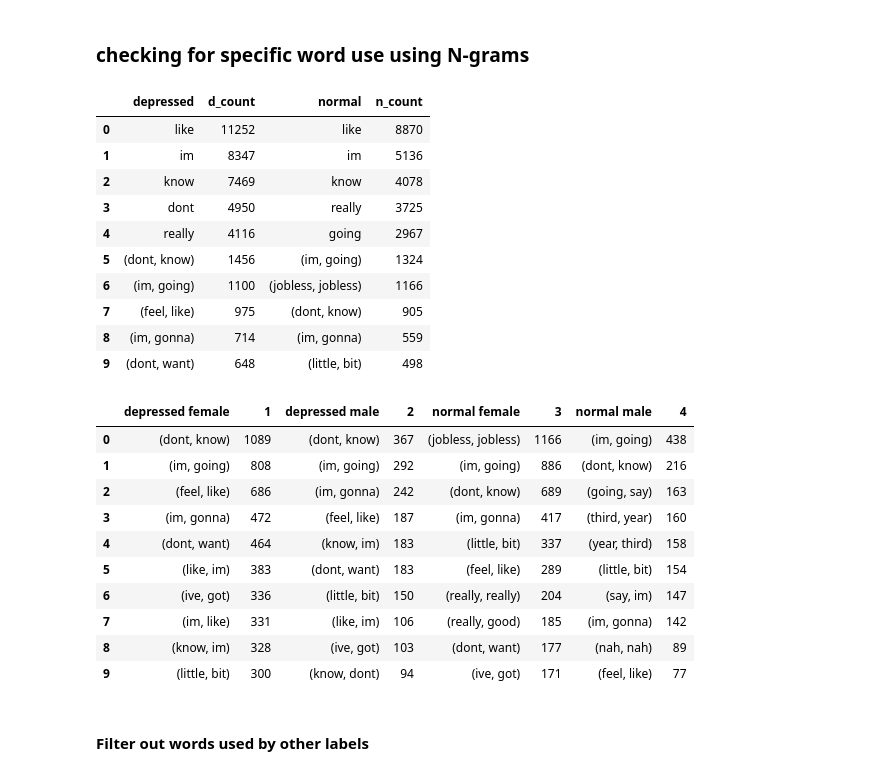
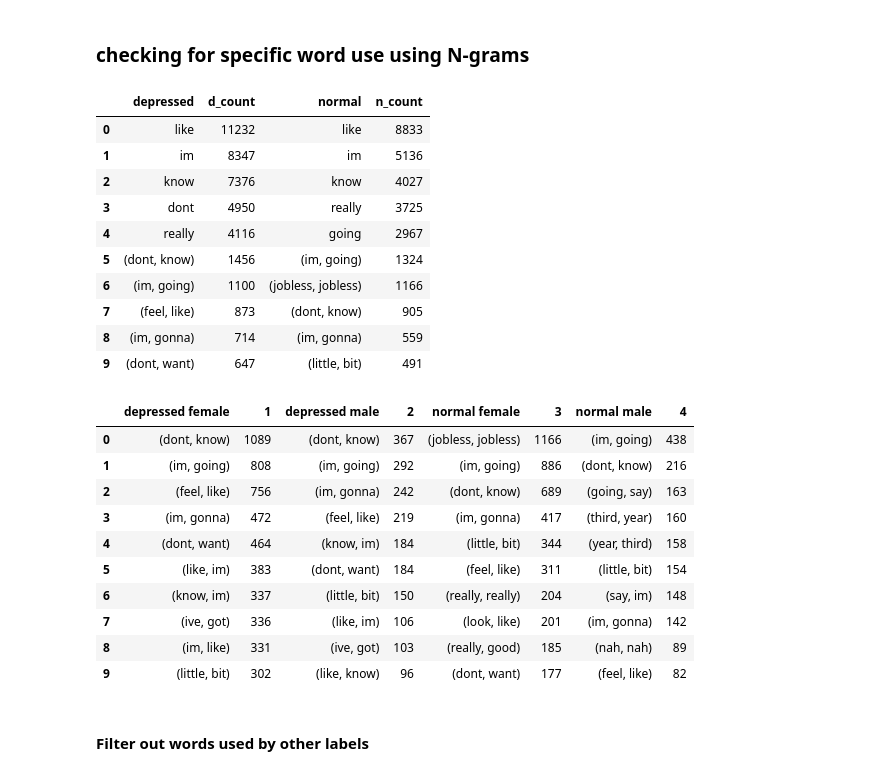
Before and after one commit to StanMey/Master_thesis_DVlog, a Jupyter notebook: notebooks/transcripts_exploration.ipynb, the cells around one changed output. Cells and saved outputs as stored; diff of their text form; code cells hidden in the pictures.

```diff
--- a/notebooks/transcripts_exploration.ipynb
+++ b/notebooks/transcripts_exploration.ipynb
@@ -140,12 +122,11 @@ df_annotations.groupby(["label", "gender"]).agg(avg_duration=("duration", "mean"
 ## Going deeper into the textual modality
 # %%
 # we first have to do some basic tokenization
-def preprocess_string(text: str, stop_words: set = set(stopwords.words("english")), unicode_pattern: str = "NFKD", without_stop: bool = False, with_lemma: bool = False) -> str:
+def preprocess_string(text: str, stop_words: set = set(stopwords.words("english")), unicode_pattern: str = "NFKD", with_lemma: bool = False) -> str:
     text = text.replace("\n", " ").strip()  # Remove newlines and trailing whitespace
     text = text.translate(str.maketrans("", "", string.punctuation))  # Remove puctuation with lookup table
     text = text.lower()  # Lowercase
-    if without_stop:
-        text = " ".join([word for word in text.split() if word not in stop_words])  # Remove stopwords
+    text = " ".join([word for word in text.split() if word not in stop_words])  # Remove stopwords
     text = text.translate(str.maketrans("", "", string.digits))  # Remove all numbers with lookup table
 
     # Remove excess whitespace in between words
@@ -161,8 +142,7 @@ def preprocess_string(text: str, stop_words: set = set(stopwords.words("english"
     return text
 
 # preprocess each string and get it with and without stop words included for further analysis
-df_annotations["preprocessed_with_stop"] = df_annotations["transcripts"].apply(preprocess_string)
-df_annotations["preprocessed_without_stop"] = df_annotations["transcripts"].apply(lambda x: preprocess_string(x, without_stop=True))
-df_annotations["preprocessed_without_stop_with_lemma"] = df_annotations["transcripts"].apply(lambda x: preprocess_string(x, without_stop=True, with_lemma=True))
+df_annotations["preprocessed"] = df_annotations["transcripts"].apply(preprocess_string)
+df_annotations["preprocessed_with_lemma"] = df_annotations["transcripts"].apply(lambda x: preprocess_string(x, with_lemma=True))
 df_annotations.head(3)
 # %% [output]
@@ -173,17 +152,0 @@ df_annotations.head(3)
-# %%
-# Get the amount of tokens used for per gender
-df_annotations["num_tokens"] = df_annotations["preprocessed_with_stop"].apply(lambda x: len(x.split()))
-
-# plot the difference in length of the transcripts
-fig, (ax1, ax2) = plt.subplots(1, 2, sharey=True)
-sns.boxplot(x='label', y='num_tokens', data=df_annotations, ax=ax1)
-sns.boxplot(x='gender', y='num_tokens', data=df_annotations, ax=ax2)
-
-ax1.set_ylabel("Tokens used")
-ax1.set_title('Difference between labels')
-
-ax2.set_ylabel("Tokens used")
-ax2.set_title('Difference between genders')
-
-fig.suptitle("Distributions of the transcript length between both the labels and the genders", fontsize=13)
-plt.show()
@@ -224,7 +175,7 @@ def get_top_n_words(df: pd.DataFrame, column: str, n: int, col_filter: Tuple[str
     return counter.most_common(n)
 # %%
 # get the difference in top n words without stop words between both labels
-column = "preprocessed_without_stop_with_lemma"
+column = "preprocessed_with_lemma"
 depr1 = get_top_n_words(df_annotations, column, 5, ("label", "depression"), 1)
 depr2 = get_top_n_words(df_annotations, column, 5, ("label", "depression"), 2)
 
@@ -242,47 +193,47 @@ df = pd.DataFrame(df_list, columns=["depressed", "d_count", "normal", "n_count"]
 df.head(10)
 # %% [output]
 |  | depressed | d_count | normal | n_count |
-| 0 | like | 11252 | like | 8870 |
+| 0 | like | 11232 | like | 8833 |
 | 1 | im | 8347 | im | 5136 |
-| 2 | know | 7469 | know | 4078 |
+| 2 | know | 7376 | know | 4027 |
 | 3 | dont | 4950 | really | 3725 |
 | 4 | really | 4116 | going | 2967 |
 | 5 | (dont, know) | 1456 | (im, going) | 1324 |
 | 6 | (im, going) | 1100 | (jobless, jobless) | 1166 |
-| 7 | (feel, like) | 975 | (dont, know) | 905 |
+| 7 | (feel, like) | 873 | (dont, know) | 905 |
 | 8 | (im, gonna) | 714 | (im, gonna) | 559 |
-| 9 | (dont, want) | 648 | (little, bit) | 498 |
+| 9 | (dont, want) | 647 | (little, bit) | 491 |
 # %%
 # get the difference in top n words without stop words between both labels combined with gender
 n_gram_size = 2
-column = "preprocessed_without_stop"
+column = "preprocessed_with_lemma"
 # column = "preprocessed_without_stop_with_lemma"
 
 depr_f = get_top_n_words(df_annotations, column, 10, ("label", "depression", "gender", "f"), n_gram_size)
 depr_m = get_top_n_words(df_annotations, column, 10, ("label", "depression", "gender", "m"), n_gram_size)
 
 norm_f = get_top_n_words(df_annotations, column, 10, ("label", "normal", "gender", "f"), n_gram_size)
 norm_m = get_top_n_words(df_annotations, column, 10, ("label", "normal", "gender", "m"), n_gram_size)
 
 df_list = []
 columns= ["depressed female", 1, "depressed male", 2, "normal female", 3, "normal male", 4]
 for x1, x2, x3, x4 in zip(depr_f, depr_m, norm_f, norm_m):
     df_list.append(x1 + x2 + x3 + x4)
 
 df = pd.DataFrame(df_list, columns=columns)
 df.head(10)
 # %% [output]
 |  | depressed female | 1 | depressed male | 2 | normal female | 3 | normal male | 4 |
 | 0 | (dont, know) | 1089 | (dont, know) | 367 | (jobless, jobless) | 1166 | (im, going) | 438 |
 | 1 | (im, going) | 808 | (im, going) | 292 | (im, going) | 886 | (dont, know) | 216 |
-| 2 | (feel, like) | 686 | (im, gonna) | 242 | (dont, know) | 689 | (going, say) | 163 |
-| 3 | (im, gonna) | 472 | (feel, like) | 187 | (im, gonna) | 417 | (third, year) | 160 |
-| 4 | (dont, want) | 464 | (know, im) | 183 | (little, bit) | 337 | (year, third) | 158 |
-| 5 | (like, im) | 383 | (dont, want) | 183 | (feel, like) | 289 | (little, bit) | 154 |
-| 6 | (ive, got) | 336 | (little, bit) | 150 | (really, really) | 204 | (say, im) | 147 |
-| 7 | (im, like) | 331 | (like, im) | 106 | (really, good) | 185 | (im, gonna) | 142 |
-| 8 | (know, im) | 328 | (ive, got) | 103 | (dont, want) | 177 | (nah, nah) | 89 |
-| 9 | (little, bit) | 300 | (know, dont) | 94 | (ive, got) | 171 | (feel, like) | 77 |
+| 2 | (feel, like) | 756 | (im, gonna) | 242 | (dont, know) | 689 | (going, say) | 163 |
+| 3 | (im, gonna) | 472 | (feel, like) | 219 | (im, gonna) | 417 | (third, year) | 160 |
+| 4 | (dont, want) | 464 | (know, im) | 184 | (little, bit) | 344 | (year, third) | 158 |
+| 5 | (like, im) | 383 | (dont, want) | 184 | (feel, like) | 311 | (little, bit) | 154 |
+| 6 | (know, im) | 337 | (little, bit) | 150 | (really, really) | 204 | (say, im) | 148 |
+| 7 | (ive, got) | 336 | (like, im) | 106 | (look, like) | 201 | (im, gonna) | 142 |
+| 8 | (im, like) | 331 | (ive, got) | 103 | (really, good) | 185 | (nah, nah) | 89 |
+| 9 | (little, bit) | 302 | (like, know) | 96 | (dont, want) | 177 | (feel, like) | 82 |
 # %% [markdown]
 #### Filter out words used by other labels
 # %%
```
Also changed, not shown: parts of 9 cells of this notebook, 1 other file.
